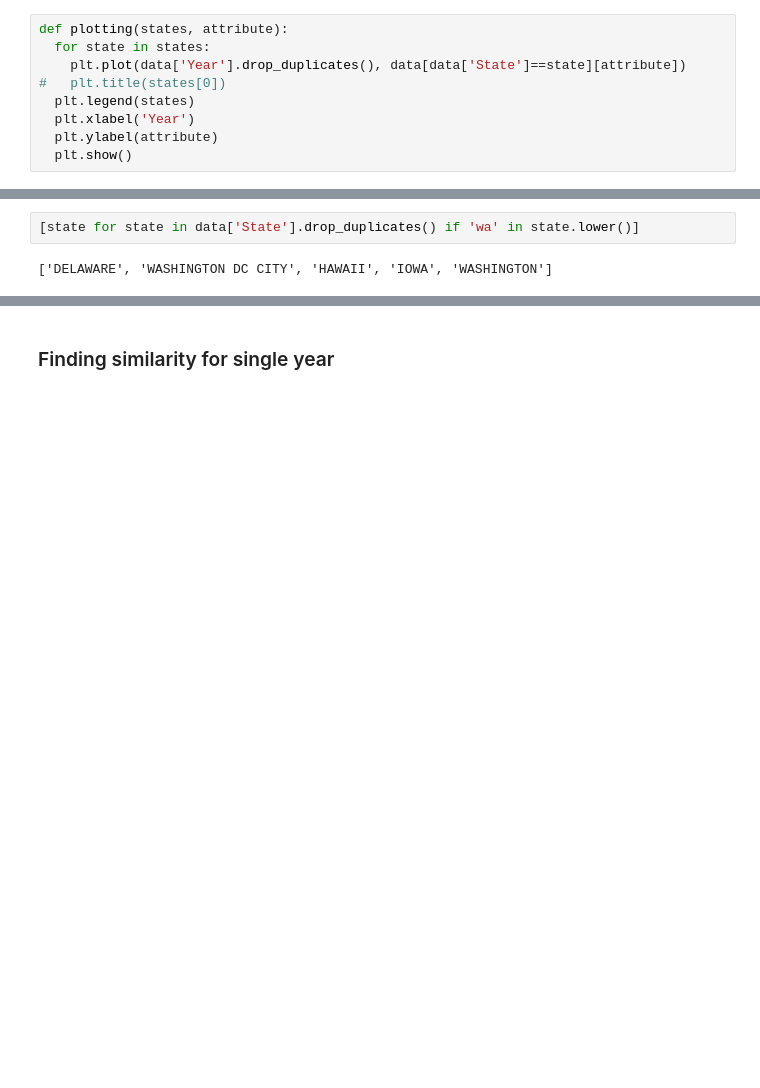
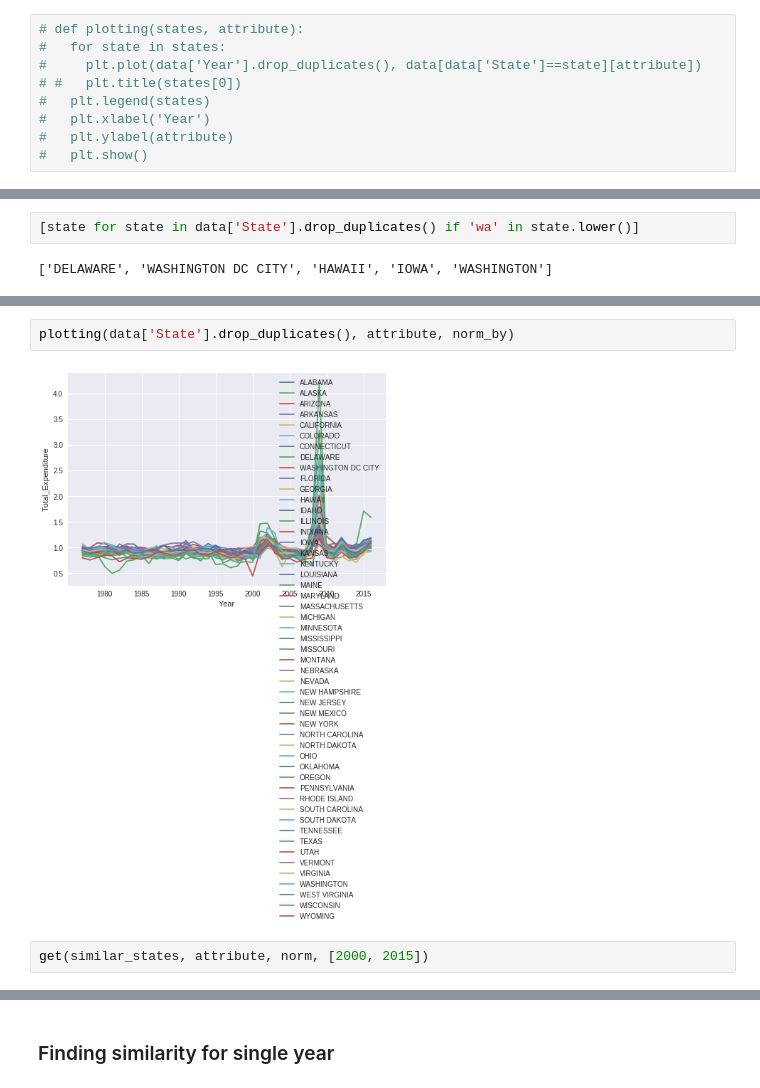
Before and after one commit to TruthTreeASD/ml, a Jupyter notebook: ASD_clustering1.ipynb, the cells around one changed output, grey strips where cells are left out. Saved outputs shown, nothing was run; the diff lists cells and outputs as text; blank space fills up the shorter version.

```diff
--- a/ASD_clustering1.ipynb
+++ b/ASD_clustering1.ipynb
@@ -106,9 +107,9 @@ def getSimilarCities(city, attribute, num=1):
 # %%
-def plotting(states, attribute):
-  for state in states:
-    plt.plot(data['Year'].drop_duplicates(), data[data['State']==state][attribute])
-#   plt.title(states[0])
-  plt.legend(states)
-  plt.xlabel('Year')
-  plt.ylabel(attribute)
-  plt.show()
+# def plotting(states, attribute):
+#   for state in states:
+#     plt.plot(data['Year'].drop_duplicates(), data[data['State']==state][attribute])
+# #   plt.title(states[0])
+#   plt.legend(states)
+#   plt.xlabel('Year')
+#   plt.ylabel(attribute)
+#   plt.show()
@@ -191,0 +164,6 @@ plotting(similar_states, attribute)
+# %%
+plotting(data['State'].drop_duplicates(), attribute, norm_by)
+# %% [output]
+[figure, added]
+# %%
+get(similar_states, attribute, norm, [2000, 2015])
```
Also changed, not shown: parts of 21 cells of this notebook.
